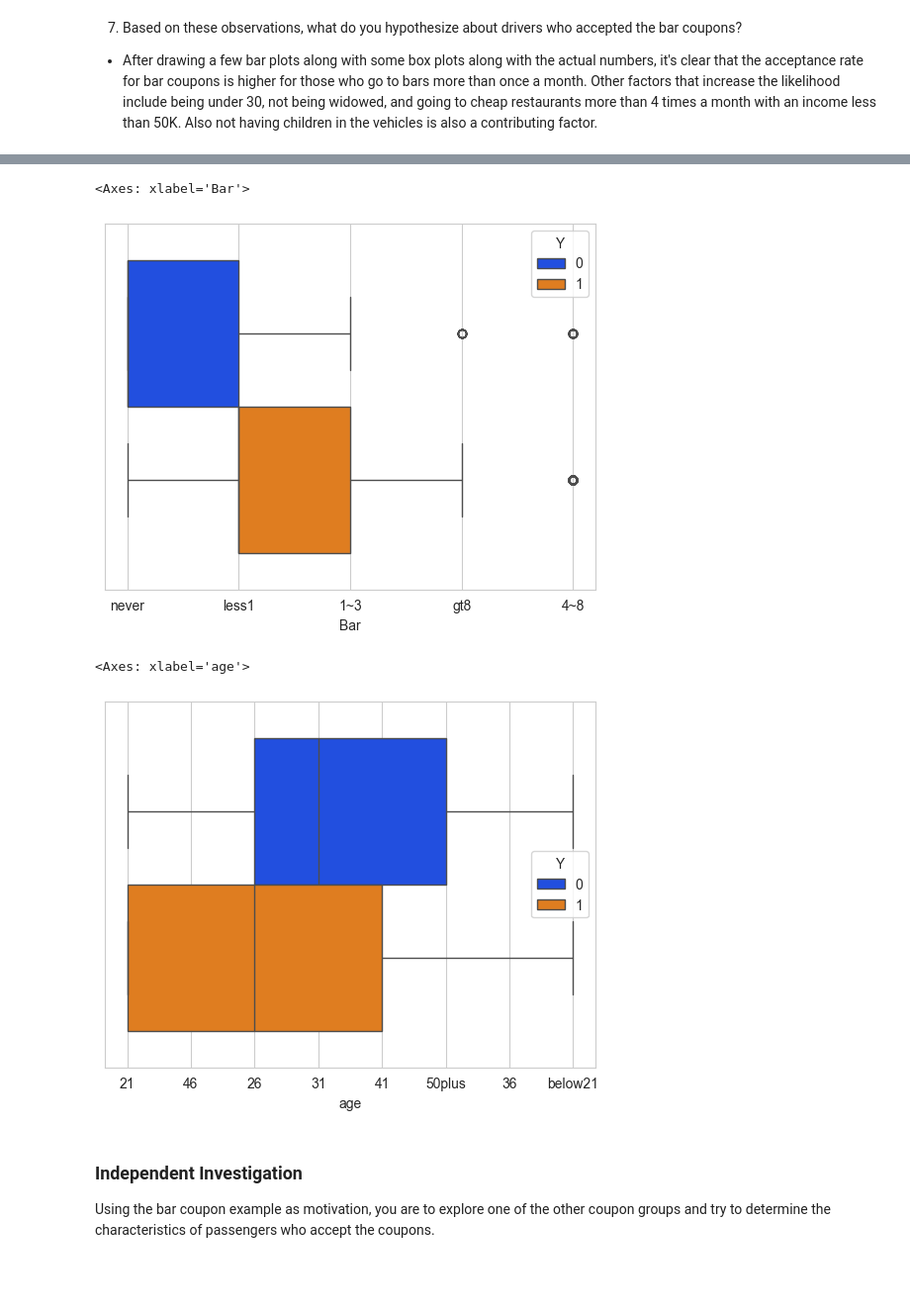
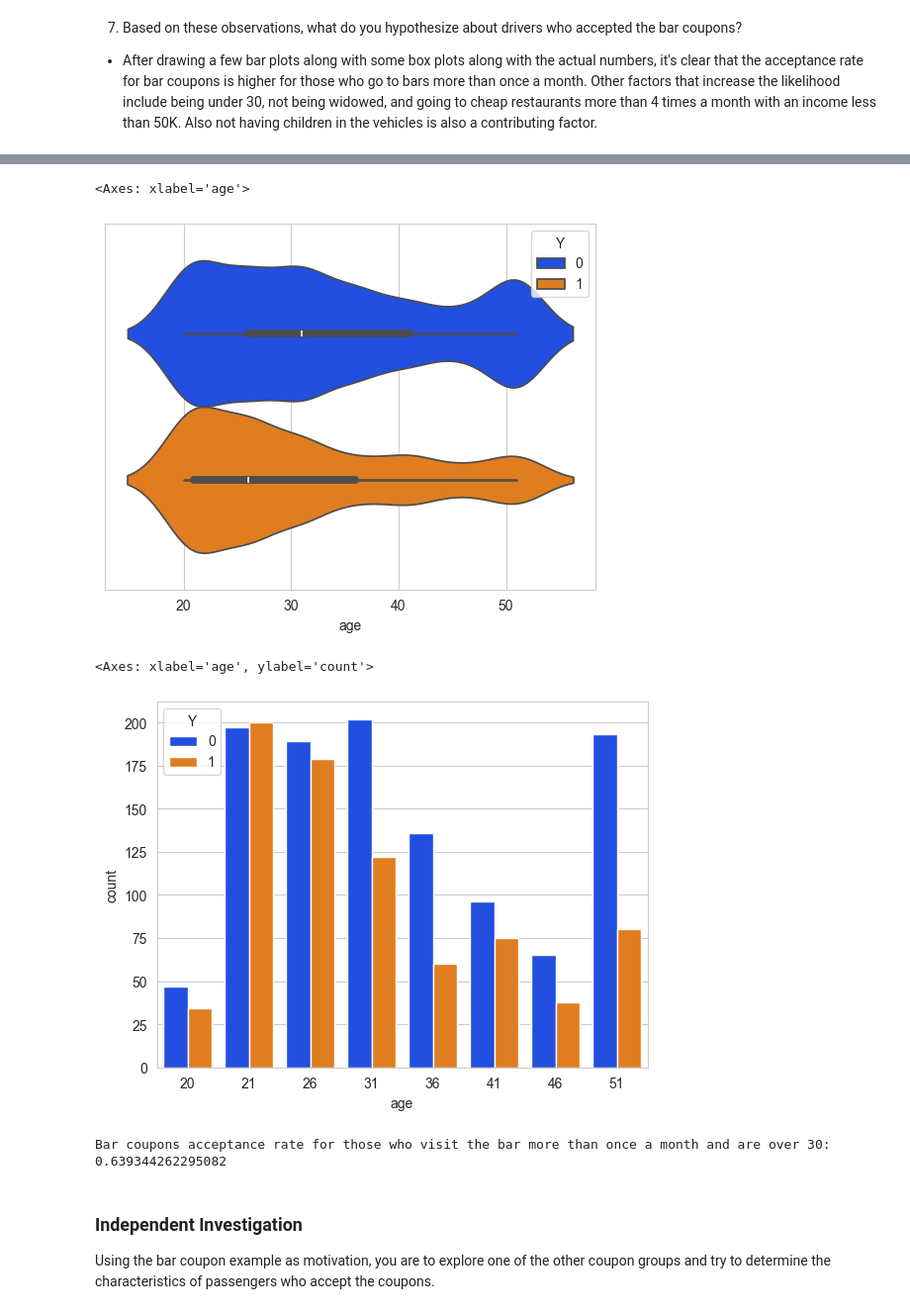
Before and after one commit to geo-rge-li/uci-coupon-analysis, a Jupyter notebook: prompt.ipynb, the cells around one changed output, grey strips where cells are left out. Shown at 99% size. Saved outputs shown, nothing was run; the diff lists cells and outputs as text; code cells hidden in the pictures; blank space fills up the shorter version.

```diff
--- a/prompt.ipynb
+++ b/prompt.ipynb
@@ -139,6 +139,9 @@ df = data.dropna(subset=['CarryAway', 'CoffeeHouse', 'Bar', 'RestaurantLessThan2
 df = df.drop(columns=['car'])
 df['coupon'] = df['coupon'].replace({'Carry out & Take away': 'Carry Away'})
 df = df.rename(columns={'passanger': 'passenger'})
+df['age'] = df['age'].replace('below21', '20')
+df['age'] = df['age'].replace('50plus', '51')
+df['age'] = df['age'].astype(int)
 df.info()
 # %% [output]
 <class 'pandas.core.frame.DataFrame'>
@@ -308,13 +324,18 @@ Bar coupons acceptance rate for those who visit the bar more than once a month,
 # %%
-sns.boxplot(df_bar, x="Bar", hue="Y", palette='bright')
+sns.violinplot(df_bar, x="age", hue="Y", palette='bright')
 # %% [output]
-<Axes: xlabel='Bar'>
+<Axes: xlabel='age'>
-[figure, old version]
+[figure, new version]
 # %%
-sns.boxplot(df_bar, x="age", hue="Y", palette='bright')
+sns.countplot(df_bar, x="age", hue="Y", palette='bright')
 # %% [output]
-<Axes: xlabel='age'>
+<Axes: xlabel='age', ylabel='count'>
-[figure, old version]
+[figure, new version]
+# %%
+df_above_30 = df_bar.query('Bar in @bar_more_than_1 and age > 30')
+print("Bar coupons acceptance rate for those who visit the bar more than once a month and are over 30: ", df_above_30[df_above_30['Y'] == 1].size / df_above_30.size)
+# %% [output]
+Bar coupons acceptance rate for those who visit the bar more than once a month and are over 30:  0.639344262295082
 # %% [markdown]
 ### Independent Investigation
 
```
Also changed, not shown: parts of 25 cells of this notebook.
